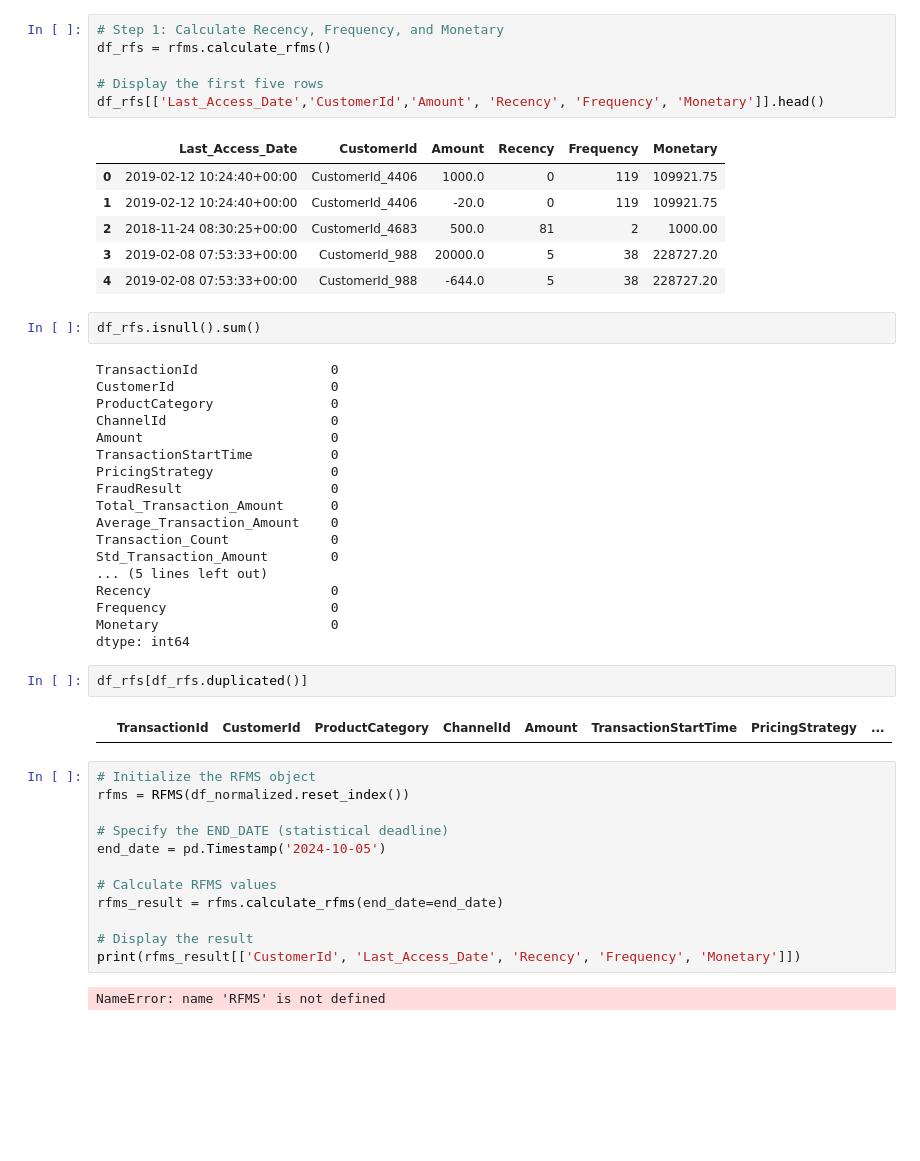
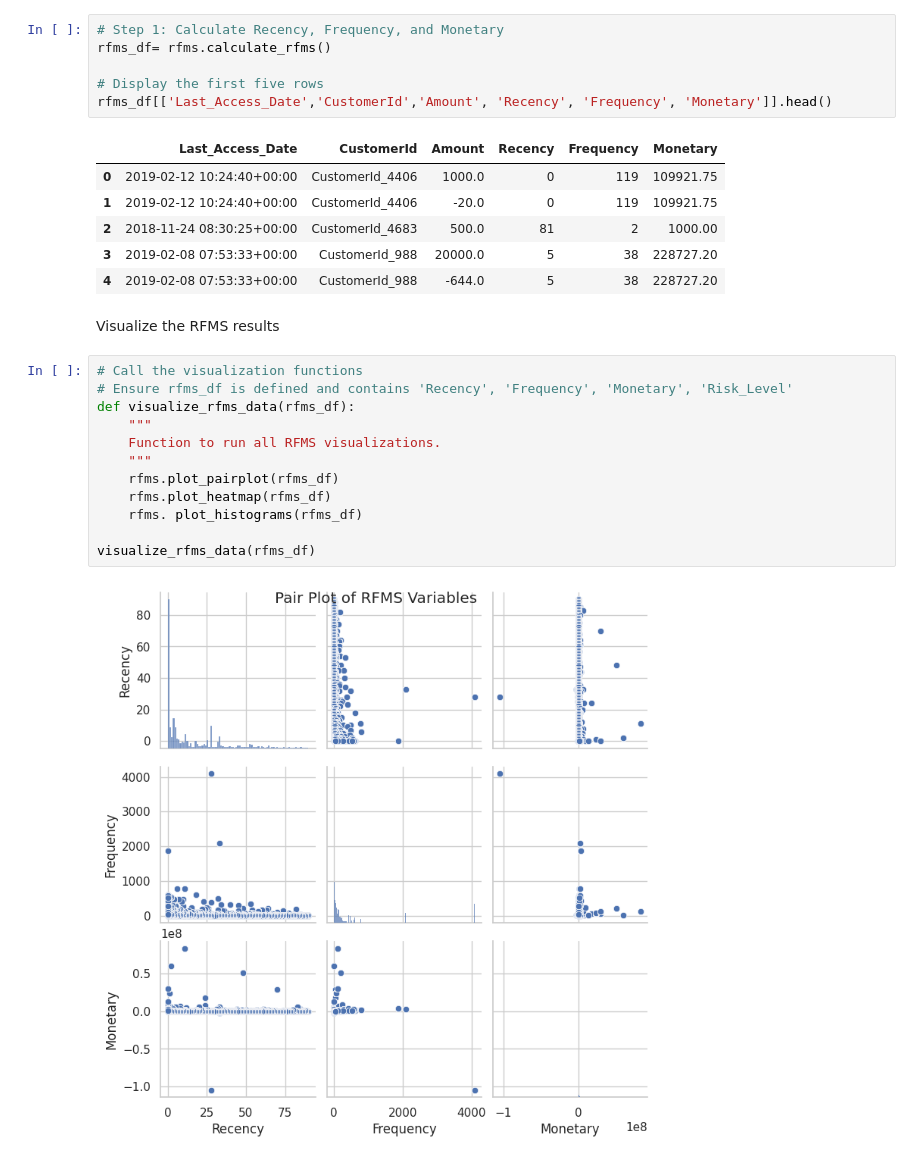
Before and after one commit to epythonlab/bati-bank-credit-scoring, a Jupyter notebook: notebooks/credit_risk_analysis.ipynb, the cells around one changed output. Cells and saved outputs as stored; diff of their text form; blank space fills up the shorter version.

Commit message:
VISUALIZED THE RFMS VARIABLES

```diff
--- a/notebooks/credit_risk_analysis.ipynb
+++ b/notebooks/credit_risk_analysis.ipynb
@@ -487,10 +487,10 @@ rfms = CreditScoreRFMS(df_normalized.reset_index())
 **Step 1:** Calculate Recency, Frequency, and Monetary
 # %%
 # Step 1: Calculate Recency, Frequency, and Monetary
-df_rfs = rfms.calculate_rfms()
+rfms_df= rfms.calculate_rfms()
 
 # Display the first five rows
-df_rfs[['Last_Access_Date','CustomerId','Amount', 'Recency', 'Frequency', 'Monetary']].head()
+rfms_df[['Last_Access_Date','CustomerId','Amount', 'Recency', 'Frequency', 'Monetary']].head()
 # %% [output]
 |  | Last_Access_Date | CustomerId | Amount | Recency | Frequency | Monetary |
 | 0 | 2019-02-12 10:24:40+00:00 | CustomerId_4406 | 1000.0 | 0 | 119 | 109921.75 |
@@ -498,41 +498,19 @@ df_rfs[['Last_Access_Date','CustomerId','Amount', 'Recency', 'Frequency', 'Monet
 | 2 | 2018-11-24 08:30:25+00:00 | CustomerId_4683 | 500.0 | 81 | 2 | 1000.00 |
 | 3 | 2019-02-08 07:53:33+00:00 | CustomerId_988 | 20000.0 | 5 | 38 | 228727.20 |
 | 4 | 2019-02-08 07:53:33+00:00 | CustomerId_988 | -644.0 | 5 | 38 | 228727.20 |
-# %%
-df_rfs.isnull().sum()
-# %% [output]
-TransactionId                 0
-CustomerId                    0
-ProductCategory               0
-ChannelId                     0
-Amount                        0
-TransactionStartTime          0
-PricingStrategy               0
-FraudResult                   0
-Total_Transaction_Amount      0
-Average_Transaction_Amount    0
-Transaction_Count             0
-Std_Transaction_Amount        0
-... (5 lines left out)
-Recency                       0
-Frequency                     0
-Monetary                      0
-dtype: int64
-# %%
-df_rfs[df_rfs.duplicated()]
-# %% [output]
-|  | TransactionId | CustomerId | ProductCategory | ChannelId | Amount | TransactionStartTime | PricingStrategy | ... |
-# %%
-# Initialize the RFMS object
-rfms = RFMS(df_normalized.reset_index())
-
-# Specify the END_DATE (statistical deadline)
-end_date = pd.Timestamp('2024-10-05')
-
-# Calculate RFMS values
-rfms_result = rfms.calculate_rfms(end_date=end_date)
-
-# Display the result
-print(rfms_result[['CustomerId', 'Last_Access_Date', 'Recency', 'Frequency', 'Monetary']])
-# %% [output]
-NameError: name 'RFMS' is not defined
+# %% [markdown]
+Visualize the RFMS results
+# %%
+# Call the visualization functions
+# Ensure rfms_df is defined and contains 'Recency', 'Frequency', 'Monetary', 'Risk_Level'
+def visualize_rfms_data(rfms_df):
+    """
+    Function to run all RFMS visualizations.
+    """
+    rfms.plot_pairplot(rfms_df)
+    rfms.plot_heatmap(rfms_df)
+    rfms. plot_histograms(rfms_df)
+
+visualize_rfms_data(rfms_df)
+# %% [output]
+[figure, added]
```
Also changed, not shown: parts of 9 cells of this notebook, 1 other file.
